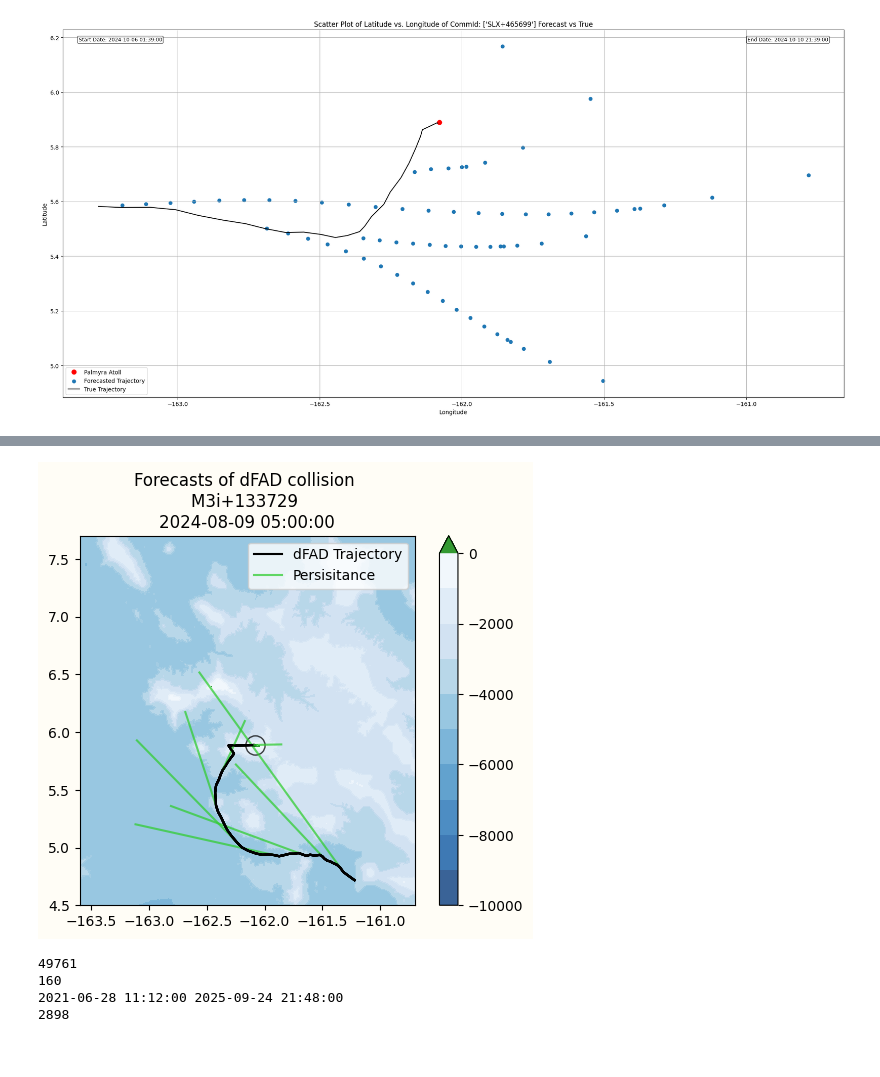
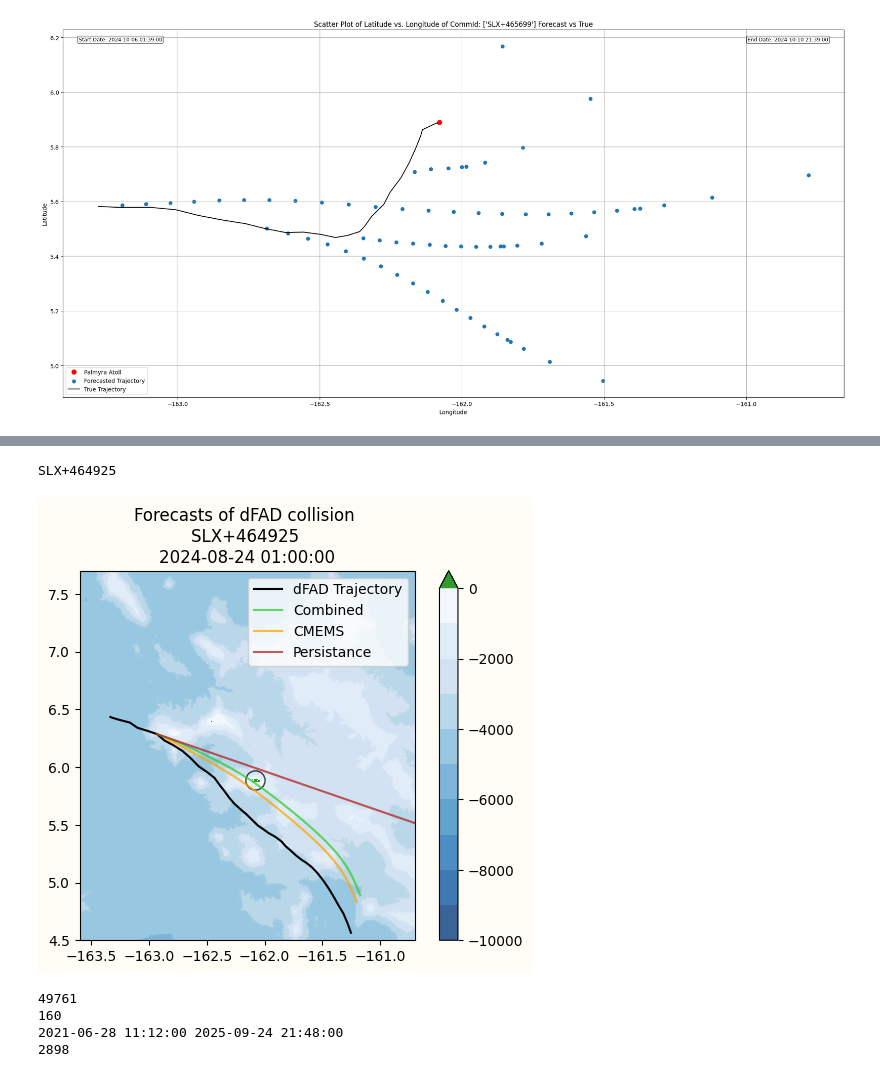
Before and after one commit to Colin-zerfass/fate-core, a Jupyter notebook: Code/Parcels/Output_analyze.ipynb, the cells around one changed output, grey strips where cells are left out. Cells and saved outputs as stored; diff of their text form; code cells hidden in the pictures.

```diff
--- a/Code/Parcels/Output_analyze.ipynb
+++ b/Code/Parcels/Output_analyze.ipynb
@@ -13,13 +13,13 @@ import shapely as shp
 # %% [markdown]
 ## Analyizing Forcasts for: CMEMS, Kriging, and percistance
 # %%
-ds = pd.read_csv("saved_output/combined_krigging2024.csv")
+ds = pd.read_csv("output/Forecast[0].csv")
 ds2 = pd.read_csv("./saved_output/combined_cmems2024.csv")
 ds3 = pd.read_csv("saved_output/combined_Percistance2024.csv")
-ds4 = pd.read_csv("saved_output/combined_No_Forcast_2024.csv")
+#ds4 = pd.read_csv("saved_output/combined_No_Forcast_2024.csv")
 ds5 = pd.read_csv("saved_output/combined_Autocorrelation.csv")
 #pts = pd.read_csv("../Data/pts_csv.csv")
-ds3 = ds3.drop(columns= "BuoyID")
+ds3 = ds3.drop(columns= "BouyID")
 ds3=ds3.rename(columns={"Latitude_true" : "lat_true", "Longitude_true": "lon_true",
                   "Latitude_persistence": "lat_forcast",
                     "Longitude_persistence": "lon_forcast",
@@ -414,6 +438,7 @@ def add_initial_time(ds):
 ds = add_initial_time(ds)
 ds1 = add_initial_time(ds2)
 ds3 = add_initial_time(ds3)
+ds5 =  add_initial_time(ds5)
 # %% [markdown]
 ## Plotting indivigual tracks
 # %%
@@ -594,22 +621,24 @@ fig.tight_layout()
 # %%
-buoyID = "M3i+133729" ##Simple one 428427
+buoyID = "M3i+133729"
+buoyID = IDs[515]##Simple one 428427
 Truedata = True_dFAD_data(dFADs, buoyID)
 fig, ax = plt.subplots()
-for i in range(8):
-    fig, ax = plot_Forcasts(buoyID, Truedata, [ds3], startday = i,
-                            labels = ["Persisitance", "CMEMS","Kriging", "CMEMS", "Persisitance"], fig= fig, ax = ax,
+for i in range(1):
+    fig, ax = plot_Forcasts(buoyID, dFADs, [ds5, ds2, ds3], startday = i+3,
+                            labels = ["Combined", "CMEMS","Persistance", "CMEMS", "Persisitance"], fig= fig, ax = ax,
                             pastTrajectory = pd.Timedelta(days = 7), )
 
 handles, labels = ax.get_legend_handles_labels()
 by_label = dict(zip(labels, handles))
 ax.legend(by_label.values(), by_label.keys())
 fig, ax = Add_bathymetry(fig, ax)
 ax.set_aspect("equal")
 ax = plot_circle_km(ax, radius_km= 0.0833)
 ax = set_palmyra_lims(ax)
 fig.set_facecolor("#FFFDF6")
 # %% [output]
+SLX+464925
-[figure, old version]
+[figure, new version]
 # %%
 dFADs = distance_from_Palymra(dFADs)
 dFADs = dFADs.sort_values("distance_km")
```
Also changed, not shown: parts of 7 cells of this notebook, 16 other files.
